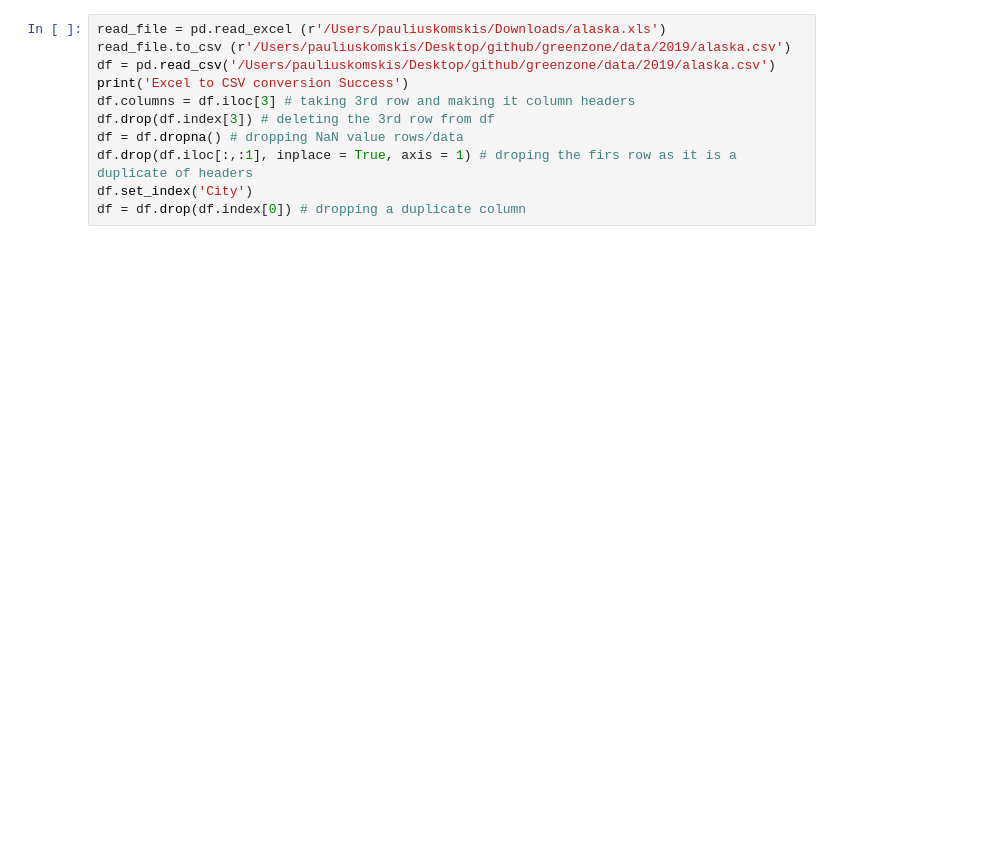
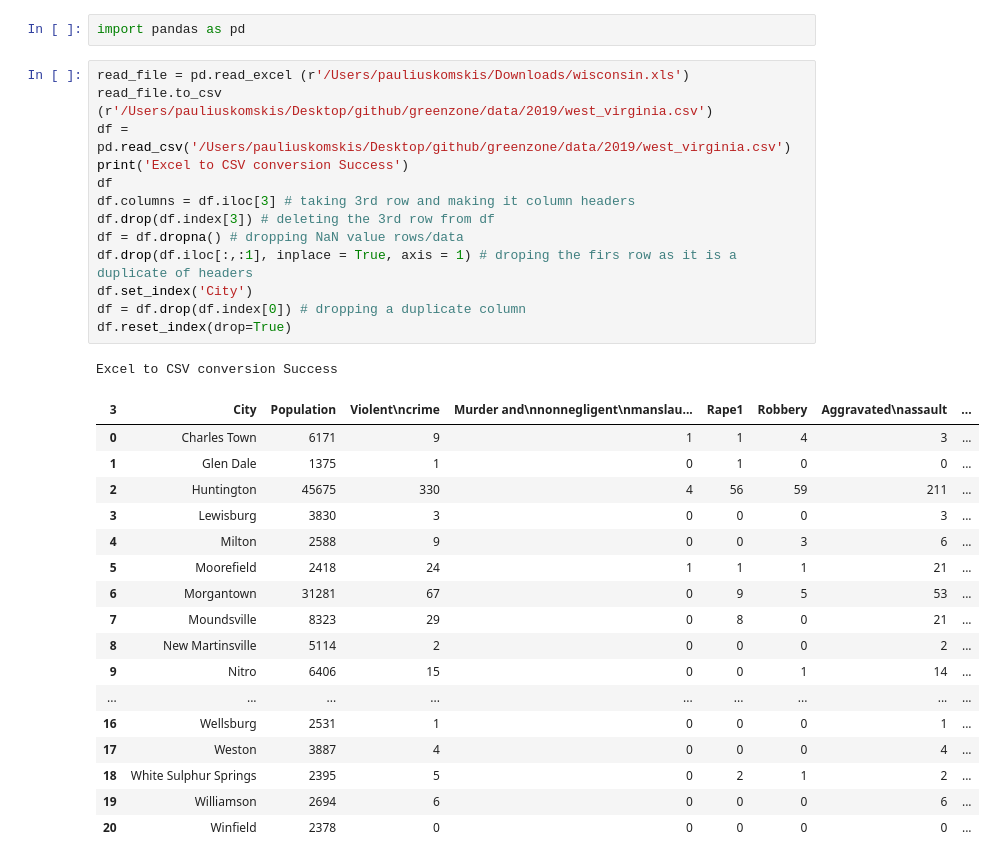
Before and after one commit to komskisp/greenzone, a Jupyter notebook: greenzone-cleaning.ipynb, the cells around one changed output. Drawn from its saved outputs; the diff is of its cells as text; blank space fills up the shorter version.

```diff
--- a/greenzone-cleaning.ipynb
+++ b/greenzone-cleaning.ipynb
@@ -32,11 +1,34 @@ import requests
+# %%
+import pandas as pd
 # %%
-read_file = pd.read_excel (r'/Users/pauliuskomskis/Downloads/alaska.xls')
-read_file.to_csv (r'/Users/pauliuskomskis/Desktop/github/greenzone/data/2019/alaska.csv')
-df = pd.read_csv('/Users/pauliuskomskis/Desktop/github/greenzone/data/2019/alaska.csv')
+read_file = pd.read_excel (r'/Users/pauliuskomskis/Downloads/wisconsin.xls')
+read_file.to_csv (r'/Users/pauliuskomskis/Desktop/github/greenzone/data/2019/west_virginia.csv')
+df = pd.read_csv('/Users/pauliuskomskis/Desktop/github/greenzone/data/2019/west_virginia.csv')
 print('Excel to CSV conversion Success')
+df
 df.columns = df.iloc[3] # taking 3rd row and making it column headers
 df.drop(df.index[3]) # deleting the 3rd row from df
 df = df.dropna() # dropping NaN value rows/data
 df.drop(df.iloc[:,:1], inplace = True, axis = 1) # droping the firs row as it is a duplicate of headers
 df.set_index('City')
 df = df.drop(df.index[0]) # dropping a duplicate column
+df.reset_index(drop=True)
+# %% [output]
+Excel to CSV conversion Success
+| 3 | City | Population | Violent\ncrime | Murder and\nnonnegligent\nmanslau... | Rape1 | Robbery | Aggravated\nassault | ... |
+| 0 | Charles Town | 6171 | 9 | 1 | 1 | 4 | 3 | ... |
+| 1 | Glen Dale | 1375 | 1 | 0 | 1 | 0 | 0 | ... |
+| 2 | Huntington | 45675 | 330 | 4 | 56 | 59 | 211 | ... |
+| 3 | Lewisburg | 3830 | 3 | 0 | 0 | 0 | 3 | ... |
+| 4 | Milton | 2588 | 9 | 0 | 0 | 3 | 6 | ... |
+| 5 | Moorefield | 2418 | 24 | 1 | 1 | 1 | 21 | ... |
+| 6 | Morgantown | 31281 | 67 | 0 | 9 | 5 | 53 | ... |
+| 7 | Moundsville | 8323 | 29 | 0 | 8 | 0 | 21 | ... |
+| 8 | New Martinsville | 5114 | 2 | 0 | 0 | 0 | 2 | ... |
+| 9 | Nitro | 6406 | 15 | 0 | 0 | 1 | 14 | ... |
+| ... | ... | ... | ... | ... | ... | ... | ... | ... |
+| 16 | Wellsburg | 2531 | 1 | 0 | 0 | 0 | 1 | ... |
+| 17 | Weston | 3887 | 4 | 0 | 0 | 0 | 4 | ... |
+| 18 | White Sulphur Springs | 2395 | 5 | 0 | 2 | 1 | 2 | ... |
+| 19 | Williamson | 2694 | 6 | 0 | 0 | 0 | 6 | ... |
+| 20 | Winfield | 2378 | 0 | 0 | 0 | 0 | 0 | ... |
```
Also changed, not shown: parts of 8 cells of this notebook, 52 other files.
